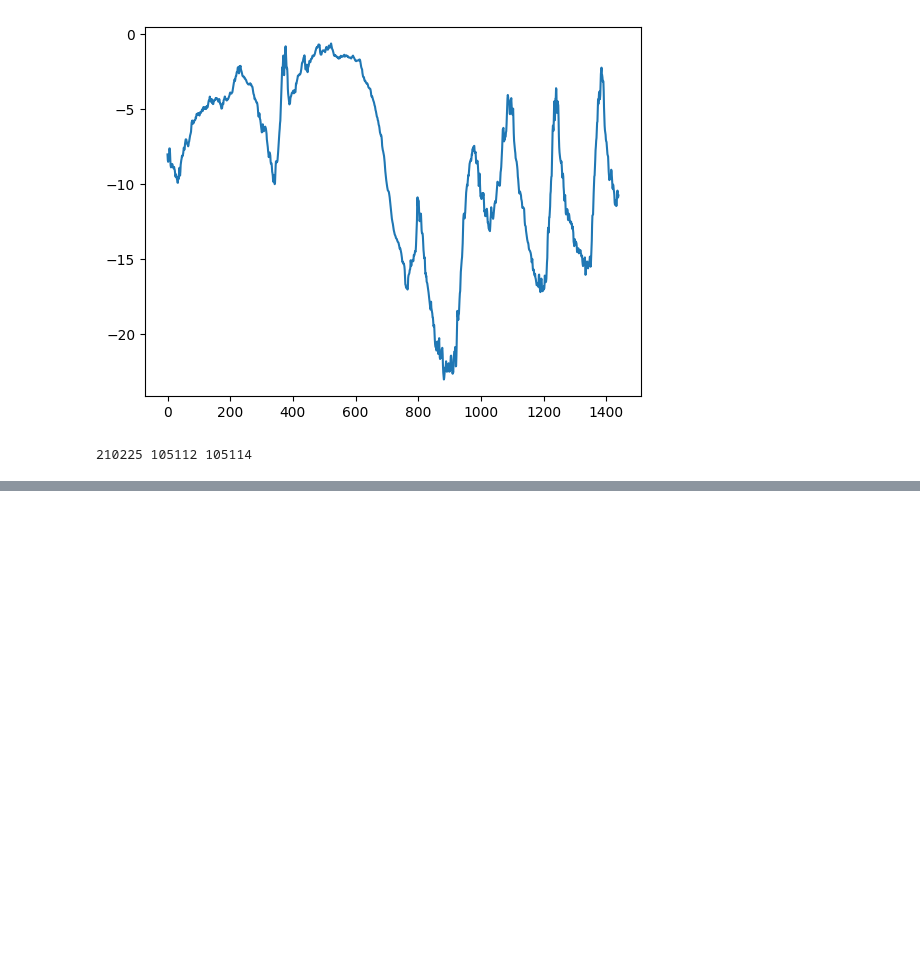
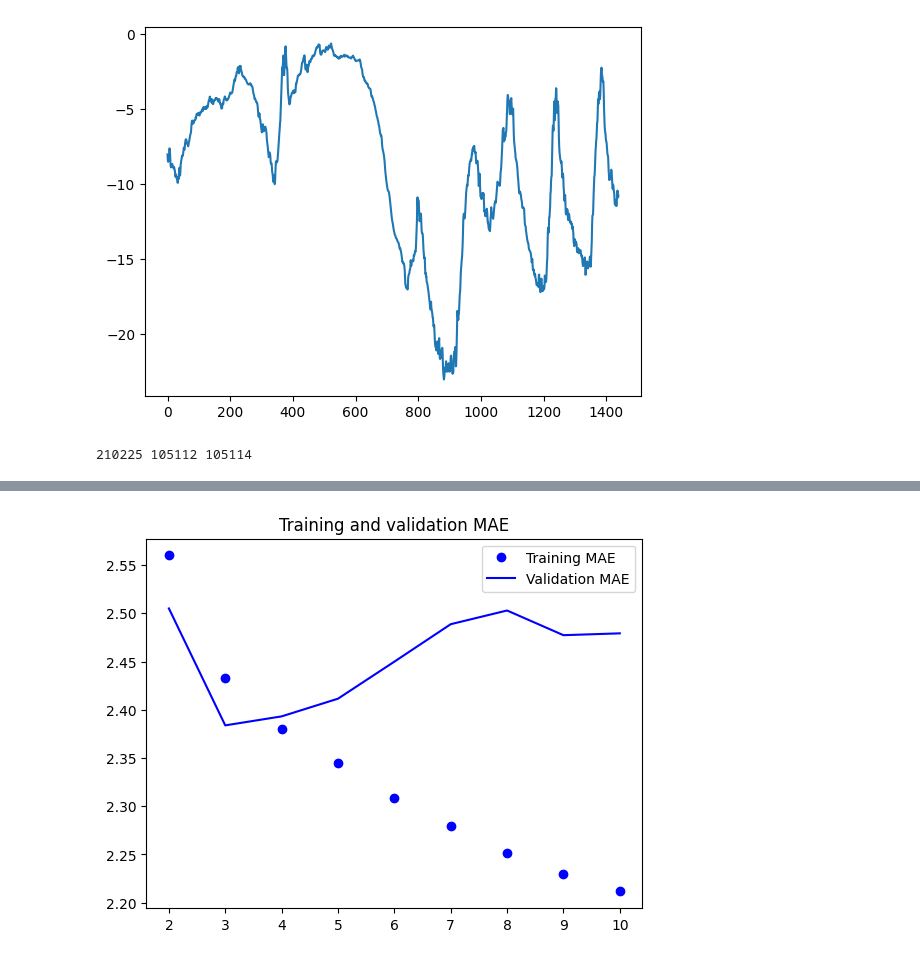
Before and after one commit to rlid/dl_python_chollet, a Jupyter notebook: chapter_10.ipynb, the cells around one changed output, grey strips where cells are left out. Saved outputs shown, nothing was run; the diff lists cells and outputs as text; code cells hidden in the pictures; blank space fills up the shorter version.

```diff
--- a/chapter_10.ipynb
+++ b/chapter_10.ipynb
@@ -99,7 +88,7 @@ delay = sampling_rate * (sequence_length + 24 - 1)
 batch_size = 256
 
 train_dataset = keras.utils.timeseries_dataset_from_array(
-    raw_data[:-delay],
+    z[:-delay],
     targets=temperature[delay:],
     sampling_rate=sampling_rate,
     sequence_length=sequence_length,
@@ -110,7 +99,7 @@ train_dataset = keras.utils.timeseries_dataset_from_array(
 )
 
 val_dataset = keras.utils.timeseries_dataset_from_array(
-    raw_data[:-delay],
+    z[:-delay],
     targets=temperature[delay:],
     sampling_rate=sampling_rate,
     sequence_length=sequence_length,
@@ -121,7 +110,7 @@ val_dataset = keras.utils.timeseries_dataset_from_array(
 )
 
 test_dataset = keras.utils.timeseries_dataset_from_array(
-    raw_data[:-delay],
+    z[:-delay],
     targets=temperature[delay:],
     sampling_rate=sampling_rate,
     sequence_length=sequence_length,
@@ -148,0 +142,17 @@ def evaluate_naive_method(dataset):
+# %%
+from tensorflow import keras
+from tensorflow.keras import layers, activations, optimizers, losses, metrics, callbacks
+
+inputs = layers.Input(shape=(sequence_length, z.shape[-1]))
+x = layers.Flatten()(inputs)
+x = layers.Dense(16, activation=activations.relu)(x)
+outputs = layers.Dense(1)(x)
+model = keras.Model(inputs=inputs, outputs=outputs)
+callback_list = [
+    callbacks.ModelCheckpoint('jena_dense', save_best_only=True)
+]
+model.compile(optimizer=optimizers.RMSprop(), loss=losses.mse, metrics=[metrics.mae])
+history = model.fit(train_dataset, epochs=10, validation_data=val_dataset, callbacks=callback_list)
+
+model = keras.models.load_model('jena_dense')
+print(model.evaluate(test_dataset))
@@ -148,0 +188,14 @@ def evaluate_naive_method(dataset):
+# %%
+import matplotlib.pyplot as plt
+
+loss = history.history['mean_absolute_error']
+val_loss = history.history['val_mean_absolute_error']
+epochs = range(1, len(loss) + 1)
+plt.figure()
+plt.plot(epochs[1:], loss[1:], 'bo', label='Training MAE')
+plt.plot(epochs[1:], val_loss[1:], 'b', label='Validation MAE')
+plt.title('Training and validation MAE')
+plt.legend()
+plt.show()
+# %% [output]
+[figure, added]
```
Also changed, not shown: parts of 7 cells of this notebook.
